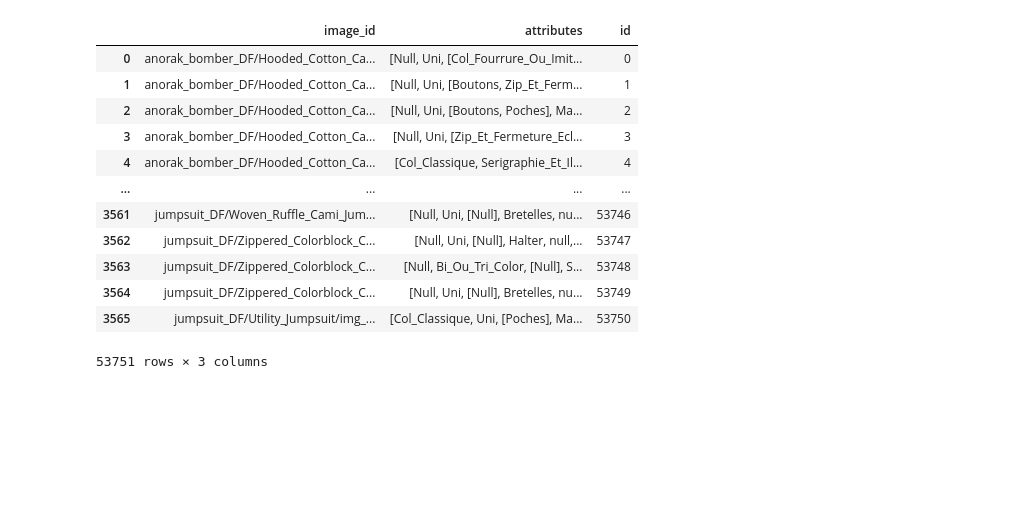
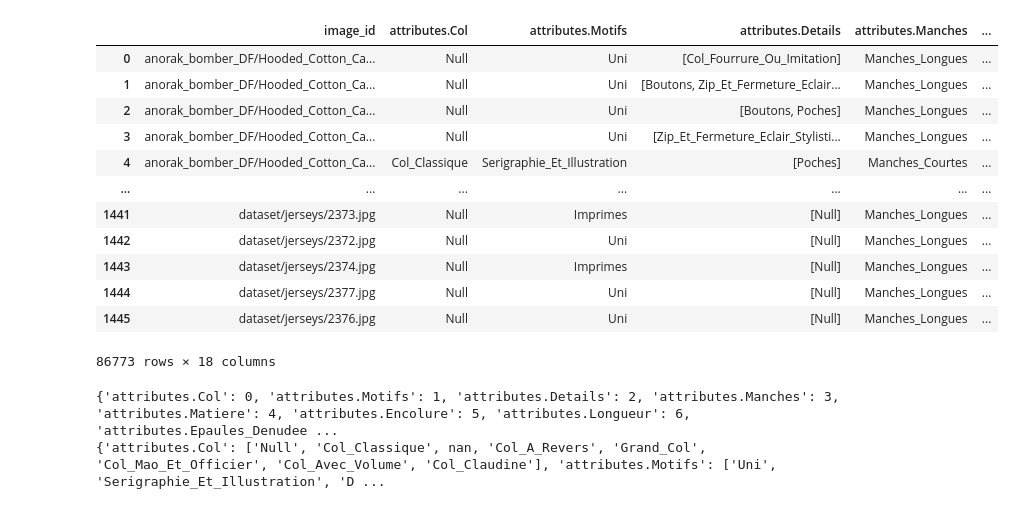
Before and after one commit to Nenonymo/classClothes, a Jupyter notebook: src/python/labelparse.ipynb, the cells around one changed output. Saved outputs shown, nothing was run; the diff lists cells and outputs as text; code cells hidden in the pictures; blank space fills up the shorter version.

Commit message:
new labelparse format

```diff
--- a/src/python/labelparse.ipynb
+++ b/src/python/labelparse.ipynb
@@ -15,8 +15,8 @@ IMAGEPATH = "../../data/Datasets_Enhancy/datasets/"
 onlyfiles = [f for f in listdir(DATAPATH) if isfile(join(DATAPATH, f))]
 ret = []
 for f in onlyfiles:
-    if ("MIROA") in f and not ("blouse" in f or "sudaderas" in f or "top_DF" in f):
-        ret.append(f)
+    #if ("MIROA") in f and not ("blouse" in f or "sudaderas" in f or "top_DF" in f):
+    ret.append(f)
 print(ret)
 frames =[]
 for i in range(len(ret)):
@@ -25,9 +25,5 @@ for i in range(len(ret)):
         frames.append(pd.json_normalize(d['annotations']))
 
 df = pd.concat(frames)
-cols = [x for x in df.columns if "attributes" in x]
-print(cols)
-df["attributes"] = "-1"
-df["attributes"] = df[cols].values.tolist()
-exportDf = df[["image_id", "attributes"]]
+exportDf = df[[i for i in df.columns if "image_id" in i or "attributes" in i]]
 exportDf
@@ -34,6 +45,7 @@ exportDf
 # %%
 deleted = 0
 changed = 0
+already_dropped = 0
 s = len(exportDf.index)
 outPut = exportDf.copy()
 
@@ -41,29 +53,33 @@ for i in range(s):
     id = exportDf.image_id.iloc[i]
     path1 = IMAGEPATH + id
     path2 = IMAGEPATH + "dataset/" + id
-    relPath1 =  id
-    relPath2 = "dataset/" + id
+    path3 = IMAGEPATH + "Luxury_shops/" + id
+
 
     if not os.path.isfile(path1):
         if not os.path.isfile(path2):
-            try:
-                idx = outPut.loc[outPut['image_id'] == id].index[0]
-                print("DROPPED AT idx {} path {}".format(i, path2))
-                outPut = outPut.drop(idx, axis = 0)
-                deleted += 1
-            except:
-                print("ALREADY DROPPED {}".format(path2))
+            if not os.path.isfile(path3):
+                try:
+                    idx = outPut.loc[outPut['image_id'] == id].index[0]
+                    print("DROPPED AT idx {} path {}".format(i, path2))
+                    outPut = outPut.drop(idx, axis = 0)
+                    deleted += 1
+                except:
+                    print("ALREADY DROPPED {}".format(path2))
+                    already_dropped += 1
 
 newLen = len(outPut.index)
 for i in range(newLen):
     id = outPut.image_id.iloc[i]
     if os.path.isfile(IMAGEPATH + "dataset/" + id):
         outPut.loc[outPut['image_id'] == id, "image_id"] = "dataset/" + id
-
+    elif os.path.isfile(IMAGEPATH + "Luxury_shops/" + id):
+        outPut.loc[outPut['image_id'] == id, "image_id"] = "Luxury_shops/" + id
 
 outPut["id"] = np.arange(len(outPut))
 print("Total: {}".format(s))
 print("Deleted: {}".format(deleted))
+print("Already Deleted: {}".format(already_dropped))
 print("Edited: {}".format(changed))
 #outPut.to_csv(r'./export_data.csv', index = False)
 outPut
@@ -87,14 +103,30 @@ Deleted: 79
 Edited: 0
-|  | image_id | attributes | id |
-| 0 | anorak_bomber_DF/Hooded_Cotton_Ca... | [Null, Uni, [Col_Fourrure_Ou_Imit... | 0 |
-| 1 | anorak_bomber_DF/Hooded_Cotton_Ca... | [Null, Uni, [Boutons, Zip_Et_Ferm... | 1 |
-| 2 | anorak_bomber_DF/Hooded_Cotton_Ca... | [Null, Uni, [Boutons, Poches], Ma... | 2 |
-| 3 | anorak_bomber_DF/Hooded_Cotton_Ca... | [Null, Uni, [Zip_Et_Fermeture_Ecl... | 3 |
-| 4 | anorak_bomber_DF/Hooded_Cotton_Ca... | [Col_Classique, Serigraphie_Et_Il... | 4 |
-| ... | ... | ... | ... |
-| 3561 | jumpsuit_DF/Woven_Ruffle_Cami_Jum... | [Null, Uni, [Null], Bretelles, nu... | 53746 |
-| 3562 | jumpsuit_DF/Zippered_Colorblock_C... | [Null, Uni, [Null], Halter, null,... | 53747 |
-| 3563 | jumpsuit_DF/Zippered_Colorblock_C... | [Null, Bi_Ou_Tri_Color, [Null], S... | 53748 |
-| 3564 | jumpsuit_DF/Zippered_Colorblock_C... | [Null, Uni, [Null], Bretelles, nu... | 53749 |
-| 3565 | jumpsuit_DF/Utility_Jumpsuit/img_... | [Col_Classique, Uni, [Poches], Ma... | 53750 |
+|  | image_id | attributes.Col | attributes.Motifs | attributes.Details | attributes.Manches | ... |
+| 0 | anorak_bomber_DF/Hooded_Cotton_Ca... | Null | Uni | [Col_Fourrure_Ou_Imitation] | Manches_Longues | ... |
+| 1 | anorak_bomber_DF/Hooded_Cotton_Ca... | Null | Uni | [Boutons, Zip_Et_Fermeture_Eclair... | Manches_Longues | ... |
+| 2 | anorak_bomber_DF/Hooded_Cotton_Ca... | Null | Uni | [Boutons, Poches] | Manches_Longues | ... |
+| 3 | anorak_bomber_DF/Hooded_Cotton_Ca... | Null | Uni | [Zip_Et_Fermeture_Eclair_Stylisti... | Manches_Longues | ... |
+| 4 | anorak_bomber_DF/Hooded_Cotton_Ca... | Col_Classique | Serigraphie_Et_Illustration | [Poches] | Manches_Courtes | ... |
+| ... | ... | ... | ... | ... | ... | ... |
+| 1441 | dataset/jerseys/2373.jpg | Null | Imprimes | [Null] | Manches_Longues | ... |
+| 1442 | dataset/jerseys/2372.jpg | Null | Uni | [Null] | Manches_Longues | ... |
+| 1443 | dataset/jerseys/2374.jpg | Null | Imprimes | [Null] | Manches_Longues | ... |
+| 1444 | dataset/jerseys/2377.jpg | Null | Uni | [Null] | Manches_Longues | ... |
+| 1445 | dataset/jerseys/2376.jpg | Null | Uni | [Null] | Manches_Longues | ... |
-53751 rows × 3 columns
+86773 rows × 18 columns
+# %%
+# Create dicts which specifies valid entries for each type of attribute
+# Create masterlist with all types of attributes
+attribute_types = {}
+attribute_map = {}
+i = 0
+for col in cols:
+    vals = df[col].drop_duplicates().tolist()
+    attribute_types[col] = vals
+    attribute_map[col] = i
+    i += 1
+print(attribute_map)
+print(attribute_types)
+# %% [output]
+{'attributes.Col': 0, 'attributes.Motifs': 1, 'attributes.Details': 2, 'attributes.Manches': 3, 'attributes.Matiere': 4, 'attributes.Encolure': 5, 'attributes.Longueur': 6, 'attributes.Epaules_Denudee ...
+{'attributes.Col': ['Null', 'Col_Classique', nan, 'Col_A_Revers', 'Grand_Col', 'Col_Mao_Et_Officier', 'Col_Avec_Volume', 'Col_Claudine'], 'attributes.Motifs': ['Uni', 'Serigraphie_Et_Illustration', 'D ...
```
Also changed, not shown: parts of 3 cells of this notebook, 1 other file.
